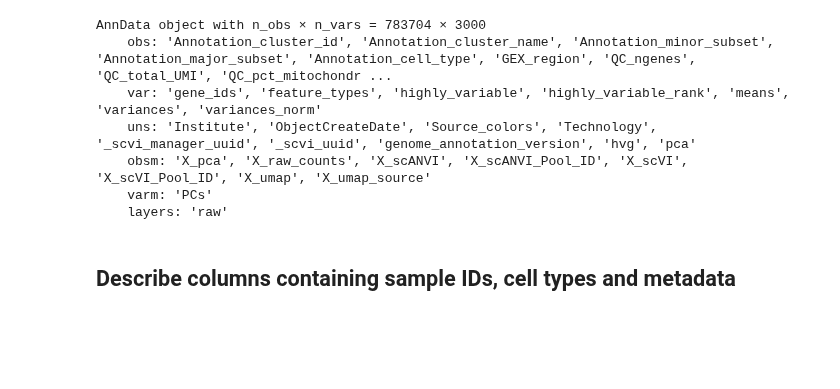
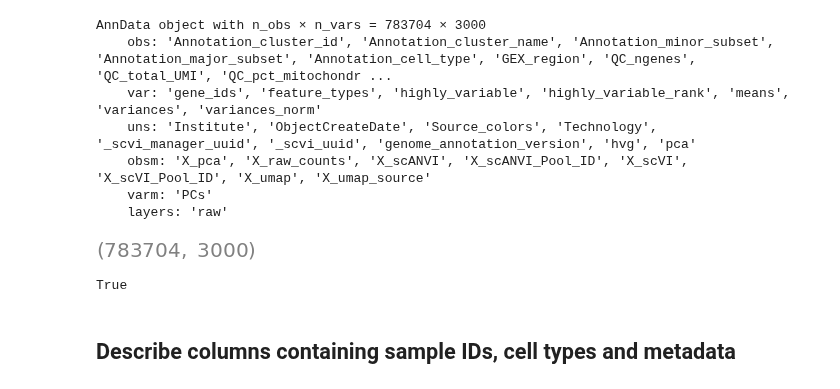
Before and after one commit to lueckenlab/patpy, a Jupyter notebook: docs/notebooks/representation_methods_example.ipynb, the cells around one changed output. Drawn from its saved outputs; the diff is of its cells as text; code cells hidden in the pictures; blank space fills up the shorter version.

```diff
--- a/docs/notebooks/representation_methods_example.ipynb
+++ b/docs/notebooks/representation_methods_example.ipynb
@@ -40,6 +40,14 @@ AnnData object with n_obs × n_vars = 783704 × 3000
     obsm: 'X_pca', 'X_raw_counts', 'X_scANVI', 'X_scANVI_Pool_ID', 'X_scVI', 'X_scVI_Pool_ID', 'X_umap', 'X_umap_source'
     varm: 'PCs'
     layers: 'raw'
+# %%
+adata.layers["raw"].shape
+# %% [output]
+[figure, added]
+# %%
+pr.pp.is_count_data(adata.layers["raw"])
+# %% [output]
+True
 # %% [markdown]
 ## Describe columns containing sample IDs, cell types and metadata
 # %%
```
Also changed, not shown: parts of 11 cells of this notebook.
